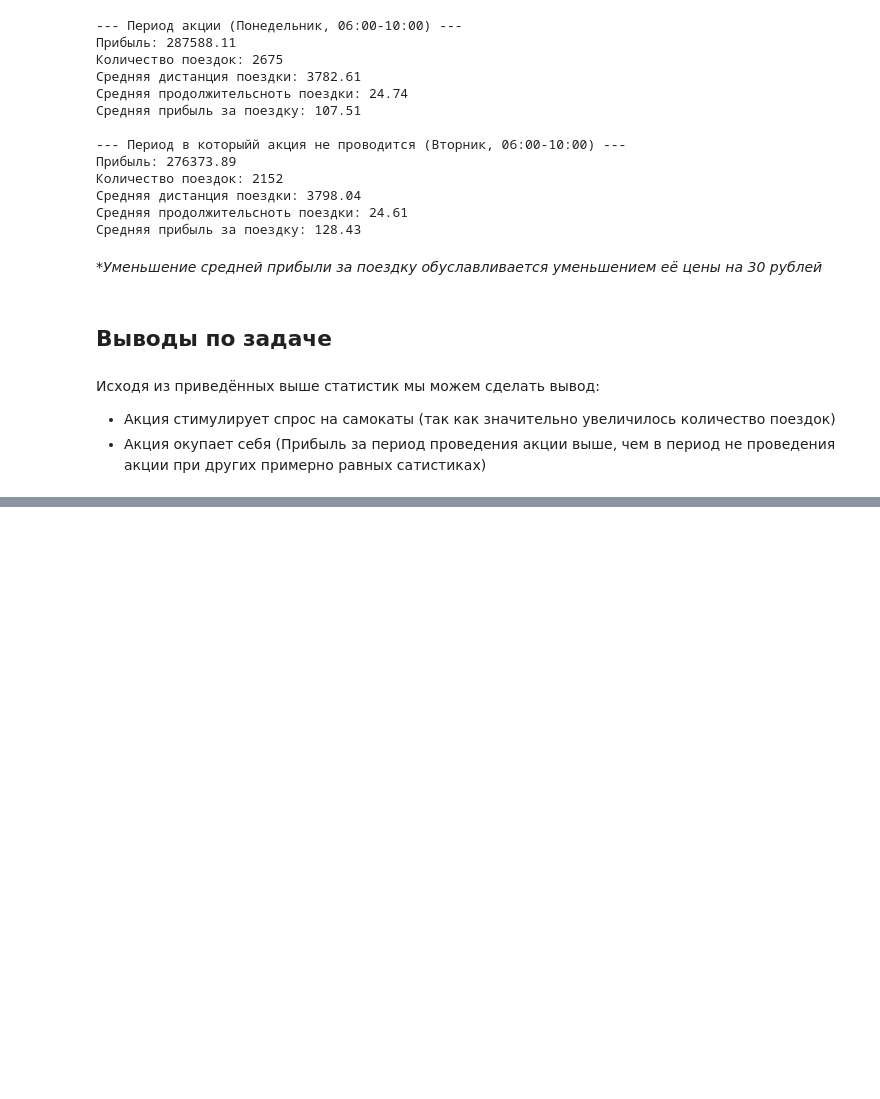
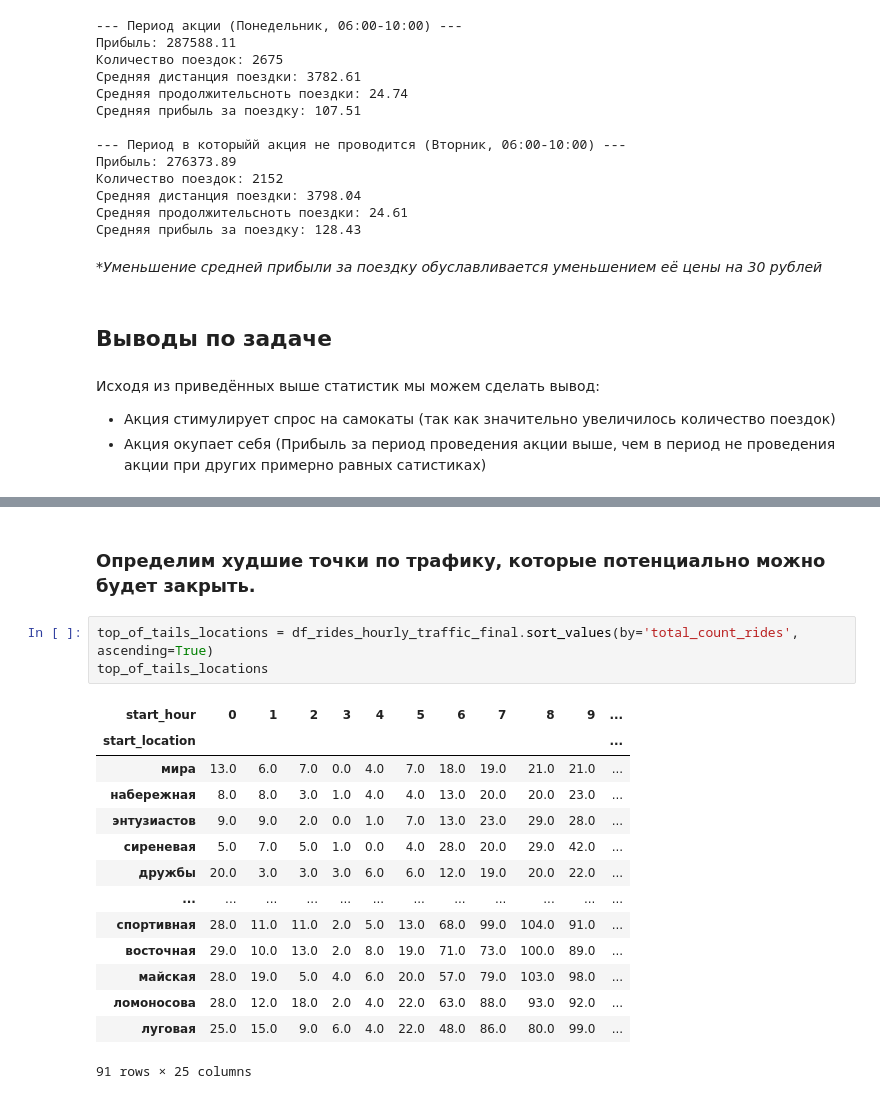
Before and after one commit to BlackkkMaster/ad_project_team16, a Jupyter notebook: kick_sharing.ipynb, the cells around one changed output, grey strips where cells are left out. Cells and saved outputs as stored; diff of their text form; blank space fills up the shorter version.

```diff
--- a/kick_sharing.ipynb
+++ b/kick_sharing.ipynb
@@ -956,0 +1021,20 @@ print(f"Средняя прибыль за поездку: {avg_profit_not_promo
+# %% [markdown]
+### Определим худшие точки по трафику, которые потенциально можно будет закрыть.
+# %%
+top_of_tails_locations = df_rides_hourly_traffic_final.sort_values(by='total_count_rides', ascending=True)
+top_of_tails_locations
+# %% [output]
+| start_hour | 0 | 1 | 2 | 3 | 4 | 5 | 6 | 7 | 8 | 9 | ... |
+| start_location |  |  |  |  |  |  |  |  |  |  | ... |
+| мира | 13.0 | 6.0 | 7.0 | 0.0 | 4.0 | 7.0 | 18.0 | 19.0 | 21.0 | 21.0 | ... |
+| набережная | 8.0 | 8.0 | 3.0 | 1.0 | 4.0 | 4.0 | 13.0 | 20.0 | 20.0 | 23.0 | ... |
+| энтузиастов | 9.0 | 9.0 | 2.0 | 0.0 | 1.0 | 7.0 | 13.0 | 23.0 | 29.0 | 28.0 | ... |
+| сиреневая | 5.0 | 7.0 | 5.0 | 1.0 | 0.0 | 4.0 | 28.0 | 20.0 | 29.0 | 42.0 | ... |
+| дружбы | 20.0 | 3.0 | 3.0 | 3.0 | 6.0 | 6.0 | 12.0 | 19.0 | 20.0 | 22.0 | ... |
+| ... | ... | ... | ... | ... | ... | ... | ... | ... | ... | ... | ... |
+| спортивная | 28.0 | 11.0 | 11.0 | 2.0 | 5.0 | 13.0 | 68.0 | 99.0 | 104.0 | 91.0 | ... |
+| восточная | 29.0 | 10.0 | 13.0 | 2.0 | 8.0 | 19.0 | 71.0 | 73.0 | 100.0 | 89.0 | ... |
+| майская | 28.0 | 19.0 | 5.0 | 4.0 | 6.0 | 20.0 | 57.0 | 79.0 | 103.0 | 98.0 | ... |
+| ломоносова | 28.0 | 12.0 | 18.0 | 2.0 | 4.0 | 22.0 | 63.0 | 88.0 | 93.0 | 92.0 | ... |
+| луговая | 25.0 | 15.0 | 9.0 | 6.0 | 4.0 | 22.0 | 48.0 | 86.0 | 80.0 | 99.0 | ... |
+91 rows × 25 columns
```
Also changed, not shown: parts of 25 cells of this notebook.
